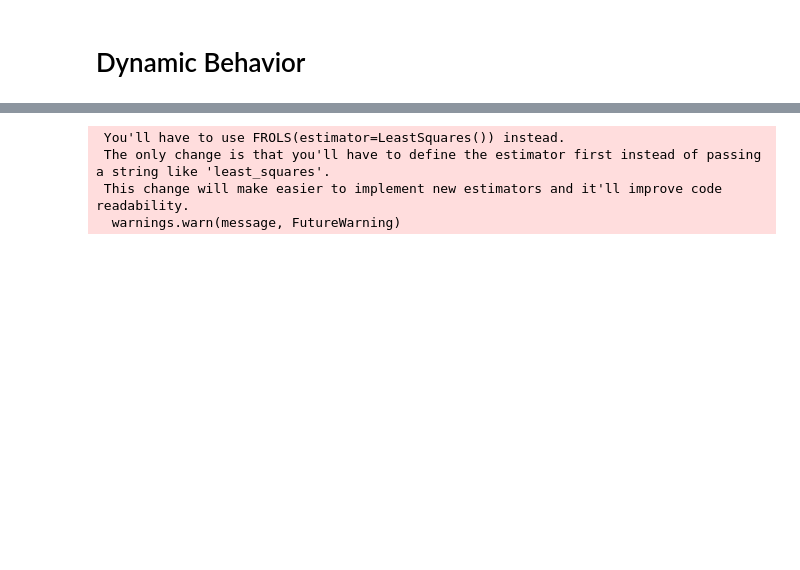
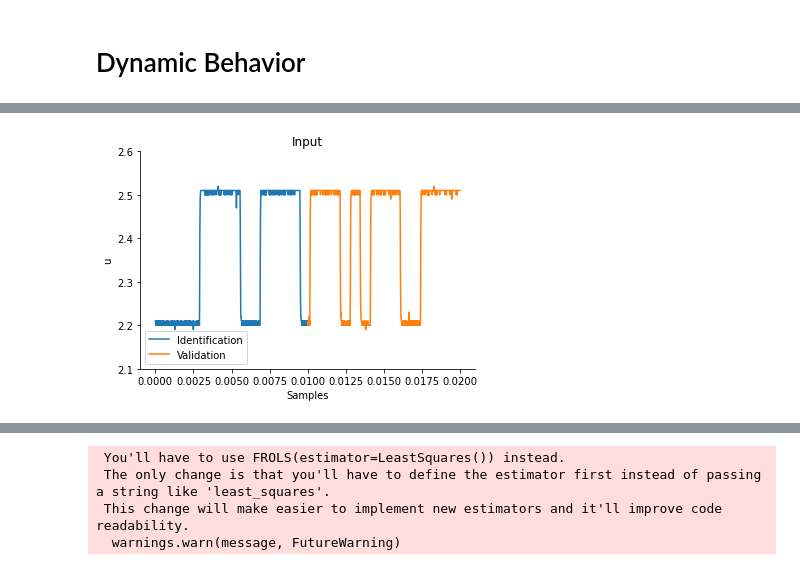
Before and after one commit to GabrielBuenoLeandro/Multiobjetive, a Jupyter notebook: examples/multiobjective.ipynb, the cells around one changed output, grey strips where cells are left out. Drawn from its saved outputs; the diff is of its cells as text; code cells hidden in the pictures; blank space fills up the shorter version.

```diff
--- a/examples/multiobjective.ipynb
+++ b/examples/multiobjective.ipynb
@@ -32,0 +41,13 @@ gain = -8 * np.ones(len(Uo)).reshape(-1, 1)
+# %%
+# Plotting the measured input(identification and validation data)
+plt.figure(2)
+plt.title('Input')
+plt.plot(df_train.sampling_time, df_train.input, label='Identification', linewidth=1.5)
+plt.plot(df_valid.sampling_time, df_valid.input, label='Validation', linewidth=1.5)
+plt.ylim(2.1, 2.6)
+plt.ylabel('u')
+plt.xlabel('Samples')
+plt.legend()
+plt.show()
+# %% [output]
+[figure, added]
```
Also changed, not shown: parts of 30 cells of this notebook, 6 other files.
